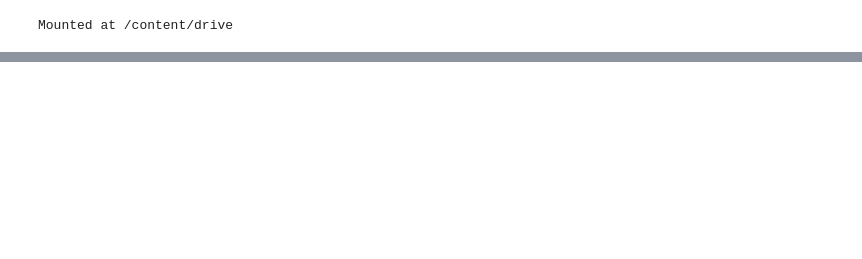
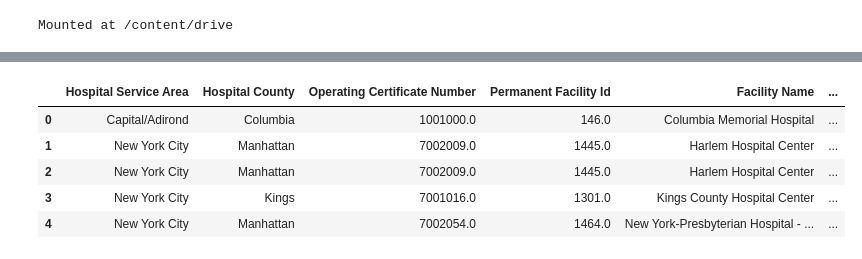
Before and after one commit to NidhishGore/Hospital-Project, a Jupyter notebook: Project.ipynb, the cells around one changed output, grey strips where cells are left out. Drawn from its saved outputs; the diff is of its cells as text; code cells hidden in the pictures; blank space fills up the shorter version.

```diff
--- a/Project.ipynb
+++ b/Project.ipynb
@@ -24,0 +67,9 @@ df = pd.read_csv(dataset_path)
+# %%
+df.head()
+# %% [output]
+|  | Hospital Service Area | Hospital County | Operating Certificate Number | Permanent Facility Id | Facility Name | ... |
+| 0 | Capital/Adirond | Columbia | 1001000.0 | 146.0 | Columbia Memorial Hospital | ... |
+| 1 | New York City | Manhattan | 7002009.0 | 1445.0 | Harlem Hospital Center | ... |
+| 2 | New York City | Manhattan | 7002009.0 | 1445.0 | Harlem Hospital Center | ... |
+| 3 | New York City | Kings | 7001016.0 | 1301.0 | Kings County Hospital Center | ... |
+| 4 | New York City | Manhattan | 7002054.0 | 1464.0 | New York-Presbyterian Hospital - ... | ... |
```
Also changed, not shown: parts of 5 cells of this notebook.
